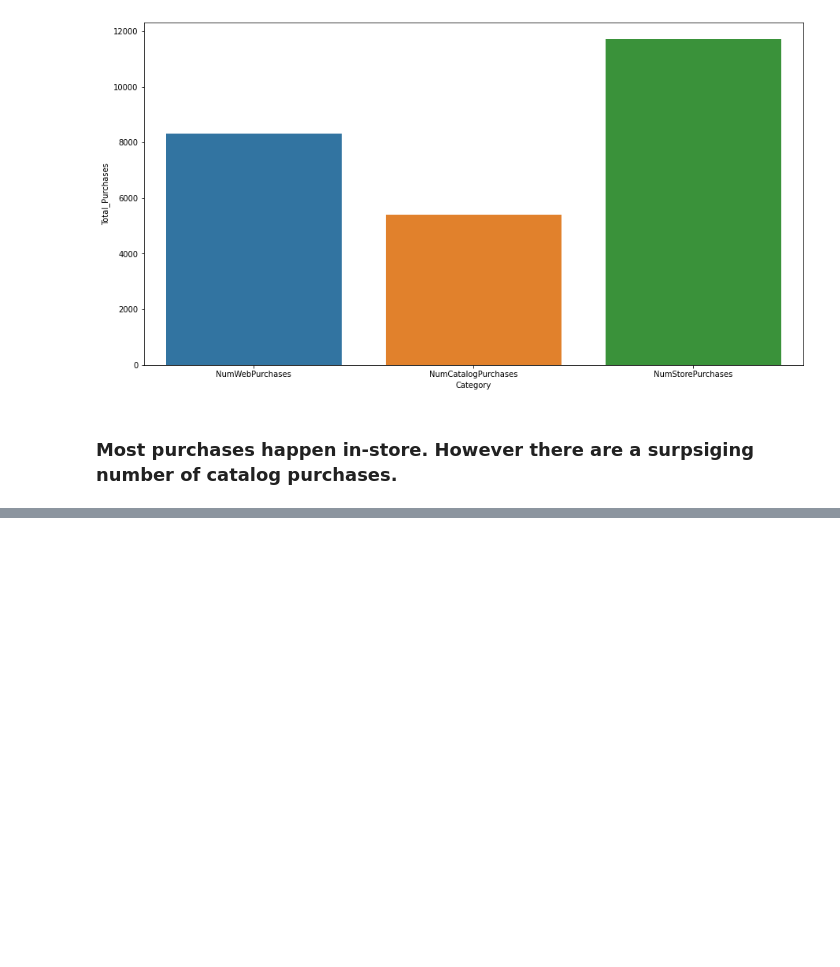
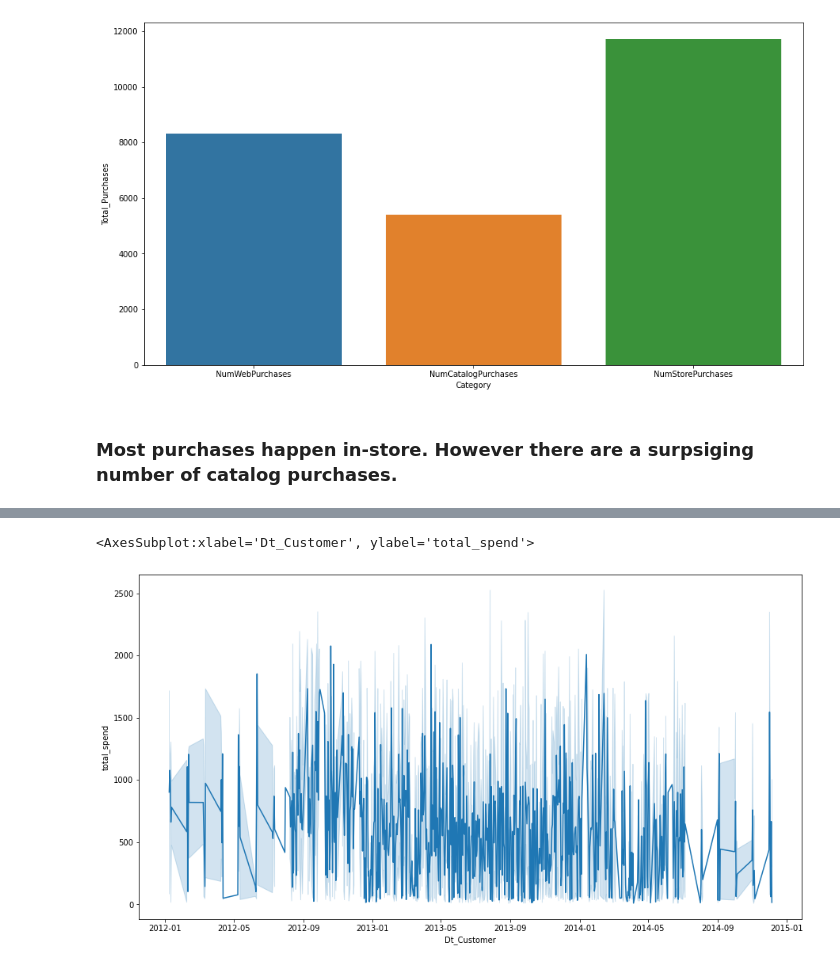
Before and after one commit to jaysCustomSpacesuits/customer_segmentation, a Jupyter notebook: Customer Analysis and Segmentation.ipynb, the cells around one changed output, grey strips where cells are left out. Drawn from its saved outputs; the diff is of its cells as text; code cells hidden in the pictures; blank space fills up the shorter version.

```diff
--- a/Customer Analysis and Segmentation.ipynb
+++ b/Customer Analysis and Segmentation.ipynb
@@ -364,3 +304,11 @@ sns.barplot(x='Category', y='Total_Purchases', data=type_of_purchase)
 [figure]
 # %% [markdown]
 ### Most purchases happen in-store. However there are a surpsiging number of catalog purchases. ###
+# %%
+# convert dt_customer column to pandas datetime object
+df['Dt_Customer'] = pd.to_datetime(df['Dt_Customer'])
+# %%
+# create a list of the spend categories and calculating a total spend column
+spend_categories = ['MntWines', 'MntFruits', 'MntMeatProducts', 'MntFishProducts', 'MntSweetProducts', 'MntGoldProds']
+
+df['total_spend'] = df[spend_categories].sum(axis=1)
@@ -366,0 +347,8 @@ sns.barplot(x='Category', y='Total_Purchases', data=type_of_purchase)
+# %%
+# Graphing dt_customer and total spend to see if there is a relationship
+plt.figure(figsize=(15,8))
+
+sns.lineplot(x='Dt_Customer', y='total_spend', data=df)
+# %% [output]
+<AxesSubplot:xlabel='Dt_Customer', ylabel='total_spend'>
+[figure, added]
```
Also changed, not shown: parts of 47 cells of this notebook.
